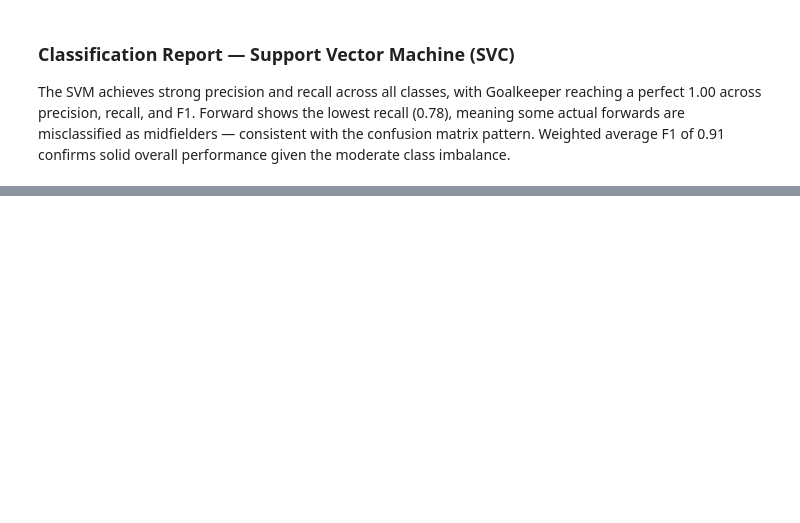
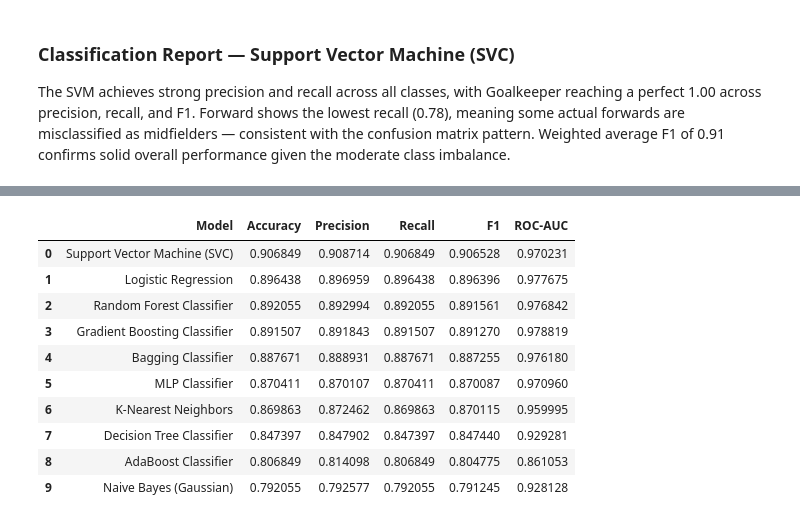
Before and after one commit to Nishitha2006/fc24-player-analytics-ml, a Jupyter notebook: classification.ipynb, the cells around one changed output, grey strips where cells are left out. Cells and saved outputs as stored; diff of their text form; code cells hidden in the pictures; blank space fills up the shorter version.

Commit message:
Complete Classification Part B, consolidated comparison, final SVM tuning

```diff
--- a/classification.ipynb
+++ b/classification.ipynb
@@ -180,0 +190,19 @@ given the moderate class imbalance.
+# %%
+models_clf_b = {
+    'Random Forest Classifier': RandomForestClassifier(n_estimators=200, random_state=42, n_jobs=-1),
+    'AdaBoost Classifier': AdaBoostClassifier(n_estimators=100, learning_rate=1.0, random_state=42),
+    'Gradient Boosting Classifier': GradientBoostingClassifier(random_state=42),
+    'Bagging Classifier': BaggingClassifier(DecisionTreeClassifier(max_depth=10, random_state=42), n_estimators=50, random_state=42, n_jobs=-1),
+    'MLP Classifier': MLPClassifier(hidden_layer_sizes=(64, 32), activation='relu', max_iter=500, random_state=42),
+}
+
+for name, model in models_clf_b.items():
+    model.fit(X_train_scaled, y_train)
+    y_pred = model.predict(X_test_scaled)
+
+    acc = accuracy_score(y_test, y_pred)
+    f1 = f1_score(y_test, y_pred, average='weighted')
+
+    results_clf.append({'Model': name, 'Accuracy': acc, 'Weighted F1': f1})
+    trained_clf_models[name] = model
+    print(f"{name}: Accuracy={acc:.4f}, Weighted F1={f1:.4f}")
@@ -180,0 +246,57 @@ given the moderate class imbalance.
+# %%
+from sklearn.metrics import precision_score, recall_score, roc_auc_score
+from sklearn.preprocessing import label_binarize
+
+# One-hot encode the true labels for multi-class ROC-AUC (OvR)
+classes = sorted(y.unique())
+y_test_bin = label_binarize(y_test, classes=classes)
+
+full_results = []
+
+for name, model in trained_clf_models.items():
+    y_pred = model.predict(X_test_scaled)
+
+    acc = accuracy_score(y_test, y_pred)
+    prec = precision_score(y_test, y_pred, average='weighted', zero_division=0)
+    rec = recall_score(y_test, y_pred, average='weighted', zero_division=0)
+    f1 = f1_score(y_test, y_pred, average='weighted')
+
+    # ROC-AUC needs probability scores — not all models support predict_proba directly
+    if hasattr(model, 'predict_proba'):
+        y_proba = model.predict_proba(X_test_scaled)
+    elif hasattr(model, 'decision_function'):
+        y_proba = model.decision_function(X_test_scaled)
+    else:
+        y_proba = None
+
+    if y_proba is not None:
+        try:
+            roc_auc = roc_auc_score(y_test_bin, y_proba, average='weighted', multi_class='ovr')
+        except Exception as e:
+            roc_auc = np.nan
+    else:
+        roc_auc = np.nan
+
+    full_results.append({
+        'Model': name,
+        'Accuracy': acc,
+        'Precision': prec,
+        'Recall': rec,
+        'F1': f1,
+        'ROC-AUC': roc_auc
+    })
+
+consolidated_df = pd.DataFrame(full_results).sort_values('Accuracy', ascending=False).reset_index(drop=True)
+consolidated_df
+# %% [output]
+|  | Model | Accuracy | Precision | Recall | F1 | ROC-AUC |
+| 0 | Support Vector Machine (SVC) | 0.906849 | 0.908714 | 0.906849 | 0.906528 | 0.970231 |
+| 1 | Logistic Regression | 0.896438 | 0.896959 | 0.896438 | 0.896396 | 0.977675 |
+| 2 | Random Forest Classifier | 0.892055 | 0.892994 | 0.892055 | 0.891561 | 0.976842 |
+| 3 | Gradient Boosting Classifier | 0.891507 | 0.891843 | 0.891507 | 0.891270 | 0.978819 |
+| 4 | Bagging Classifier | 0.887671 | 0.888931 | 0.887671 | 0.887255 | 0.976180 |
+| 5 | MLP Classifier | 0.870411 | 0.870107 | 0.870411 | 0.870087 | 0.970960 |
+| 6 | K-Nearest Neighbors | 0.869863 | 0.872462 | 0.869863 | 0.870115 | 0.959995 |
+| 7 | Decision Tree Classifier | 0.847397 | 0.847902 | 0.847397 | 0.847440 | 0.929281 |
+| 8 | AdaBoost Classifier | 0.806849 | 0.814098 | 0.806849 | 0.804775 | 0.861053 |
+| 9 | Naive Bayes (Gaussian) | 0.792055 | 0.792577 | 0.792055 | 0.791245 | 0.928128 |
```
Also changed, not shown: parts of 14 cells of this notebook.
